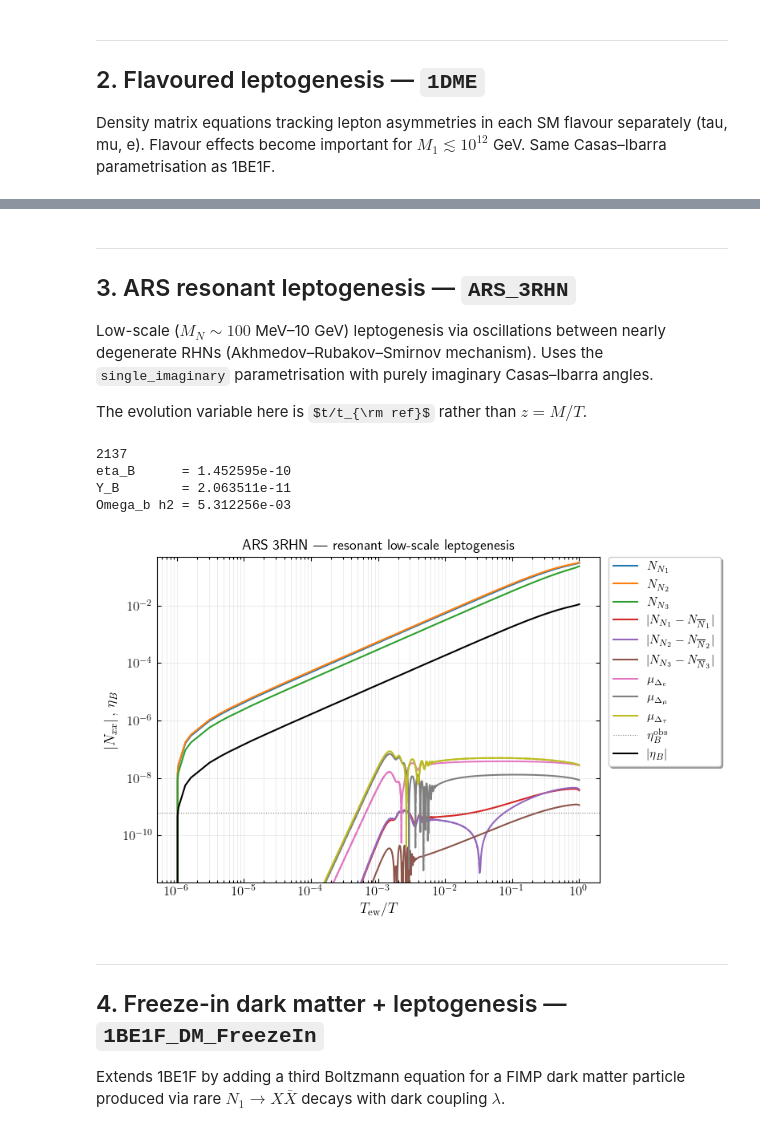
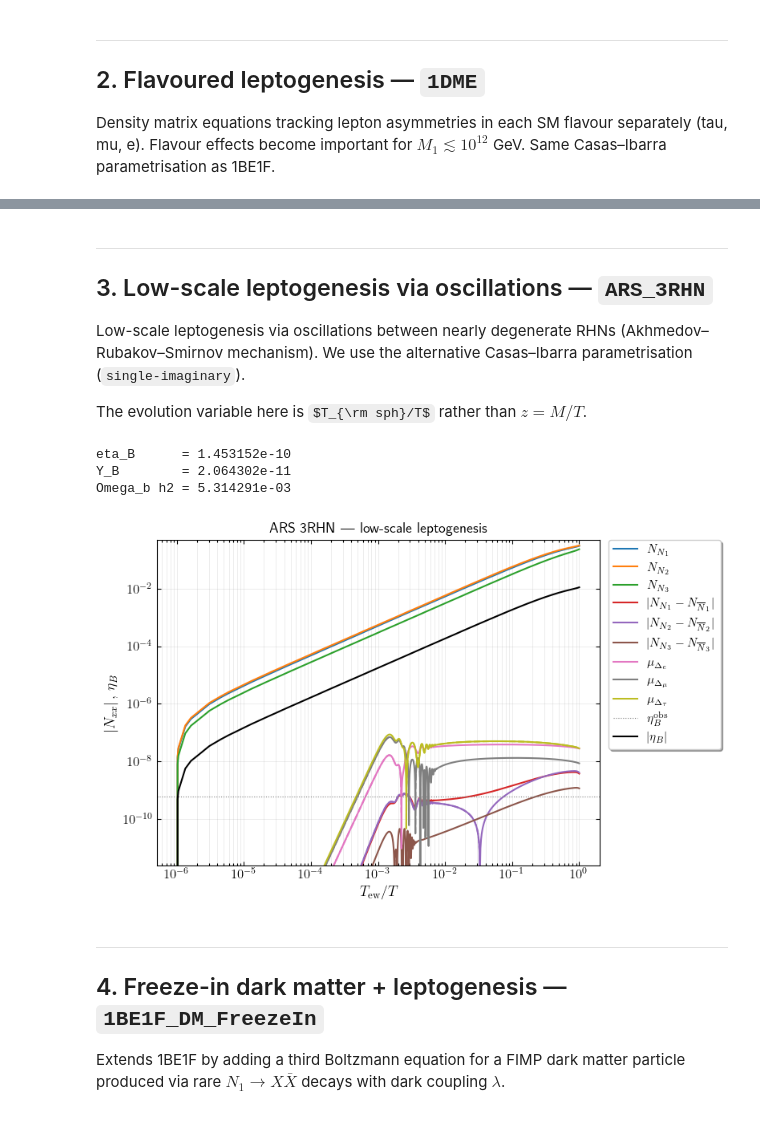
Before and after one commit to earlyuniverse/ulysses, a Jupyter notebook: ULYSSES_intro.ipynb, the cells around one changed output, grey strips where cells are left out. Cells and saved outputs as stored; diff of their text form; code cells hidden in the pictures; some formulas as TeX source.

Commit message:
Fixed some typos
Fixed som typos and improved the comments here and there.

```diff
--- a/ULYSSES_intro.ipynb
+++ b/ULYSSES_intro.ipynb
@@ -228,12 +228,12 @@ plot_evolution(L2, title="1DME — flavoured density matrix equations")
 # %% [markdown]
 ---
-## 3. ARS resonant leptogenesis — `ARS_3RHN`
+## 3. Low-scale leptogenesis via oscillations — `ARS_3RHN`
 
-Low-scale ($M_N \sim 100$ MeV–10 GeV) leptogenesis via oscillations between nearly
-degenerate RHNs (Akhmedov–Rubakov–Smirnov mechanism).  Uses the `single_imaginary`
-parametrisation with purely imaginary Casas–Ibarra angles.
+Low-scale leptogenesis via oscillations between nearly
+degenerate RHNs (Akhmedov–Rubakov–Smirnov mechanism). We use the alternative Casas–Ibarra parametrisation (`single-imaginary`).
 
-The evolution variable here is $t/t_{\rm ref}$ rather than $z = M/T$.
+
+The evolution variable here is $T_{\rm sph}/T$ rather than $z = M/T$.
 # %%
 params_ARS = {
     'm'   : -100,
@@ -255,7 +255,7 @@ params_ARS = {
 }
 
 L3 = ulysses.selectModel('BEARS_3RHN', zmin=0.1, zmax=100, zsteps=1000,
-                          ordering=0, loop=False, zcut=1.0)
+                          ordering=0, loop=True, zcut=1.0)
 
 L3.which_param = 'single_imaginary'
 
@@ -265,14 +265,13 @@ print(f"eta_B      = {etaB:.6e}")
 print(f"Y_B        = {etaB * _ToYb:.6e}")
 print(f"Omega_b h2 = {etaB * _ToOmegab:.6e}")
 # %% [output]
-2137
-eta_B      = 1.452595e-10
-Y_B        = 2.063511e-11
-Omega_b h2 = 5.312256e-03
+eta_B      = 1.453152e-10
+Y_B        = 2.064302e-11
+Omega_b h2 = 5.314291e-03
 # %%
-plot_evolution(L3, title="ARS 3RHN — resonant low-scale leptogenesis")
+plot_evolution(L3, title="ARS 3RHN — low-scale leptogenesis")
 # %% [output]
-[figure, old version]
+[figure, new version]
 # %% [markdown]
 ---
 ## 4. Freeze-in dark matter + leptogenesis — `1BE1F_DM_FreezeIn`
```
Also changed, not shown: parts of 9 cells of this notebook.
